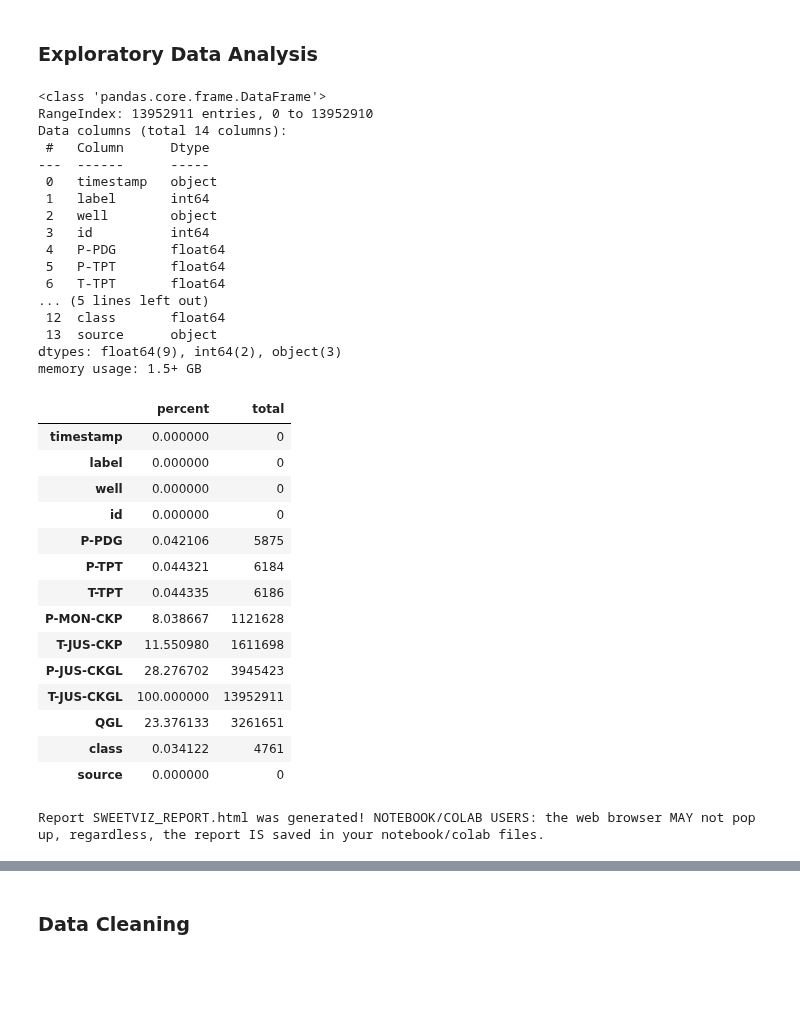
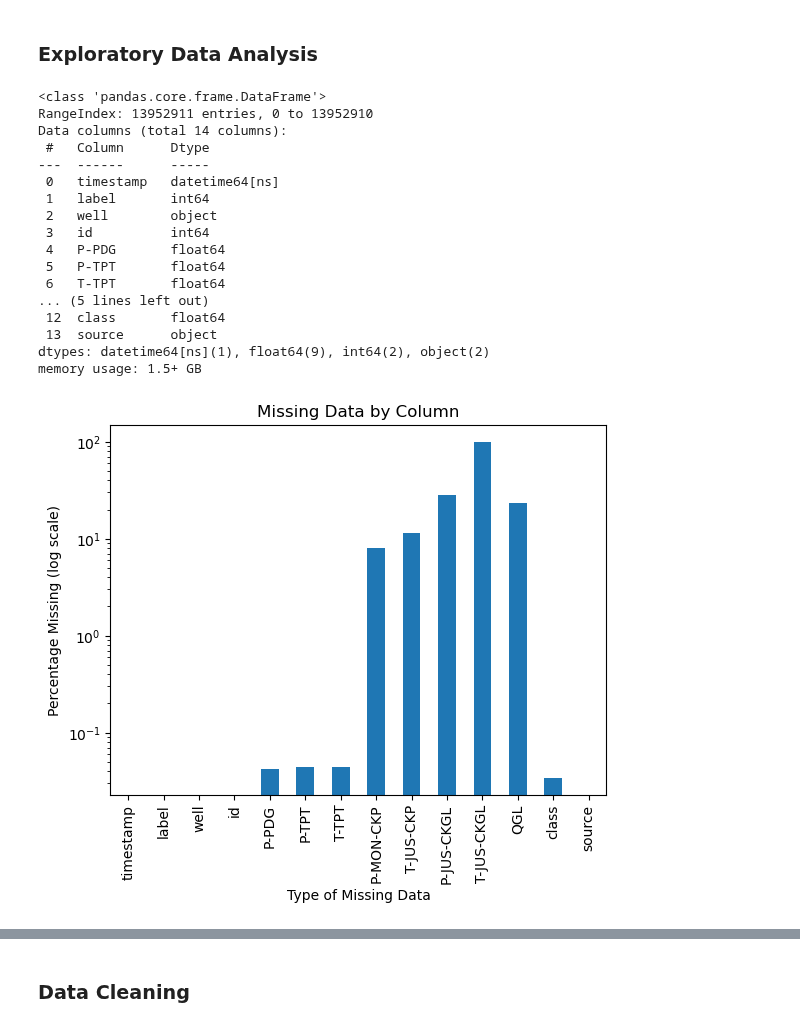
Before and after one commit to RealDyllon/3W-Petrobras, a Jupyter notebook: overviews/_baseline/ExploratoryDataAnalysis.ipynb, the cells around one changed output, grey strips where cells are left out. Saved outputs shown, nothing was run; the diff lists cells and outputs as text; code cells hidden in the pictures; blank space fills up the shorter version.

```diff
--- a/overviews/_baseline/ExploratoryDataAnalysis.ipynb
+++ b/overviews/_baseline/ExploratoryDataAnalysis.ipynb
@@ -70,7 +79,7 @@ In order to maintain the realistic aspects of the data, the dataset was extracte
 
 From all 50,822,124 entries, 3,086,851 are duplicated, that is, approximately 6.07% of total. These duplicated rows may be related to frozen variables from real instances, as simulated and hand-drawn instances are naturally free of such problems. Although no missing values were found for columns `label`, `well`, and `id`, other features presented null or absent values. Notably, the column `T-JUS-CKGL` turned out to be completely empty.
 # %%
-df = pd.read_csv('3Wdataset_real.csv', index_col=None)
+df = pd.read_csv('3Wdataset_real.csv', index_col=None, parse_dates=['timestamp'])
 
 # only using real, since simulated and drawn doesnt have QGL and P-JUS-CKGL
 # df_real.info()
@@ -112,7 +121,7 @@ RangeIndex: 13952911 entries, 0 to 13952910
 Data columns (total 14 columns):
  #   Column      Dtype
 ---  ------      -----
- 0   timestamp   object
+ 0   timestamp   datetime64[ns]
  1   label       int64
  2   well        object
  3   id          int64
@@ -122,45 +131,37 @@ Data columns (total 14 columns):
 ... (5 lines left out)
  12  class       float64
  13  source      object
-dtypes: float64(9), int64(2), object(3)
+dtypes: datetime64[ns](1), float64(9), int64(2), object(2)
 memory usage: 1.5+ GB
-# %%
-# Finding missing values
-missing = df.isnull()
-missing.sum()
-
-total_missing = df.isnull().sum()
-percent_missing = total_missing * 100 / len(df)
-missing_value_df = pd.DataFrame({'percent': percent_missing, 'total':total_missing})
-
-missing_value_df
-# %% [output]
-|  | percent | total |
-| timestamp | 0.000000 | 0 |
-| label | 0.000000 | 0 |
-| well | 0.000000 | 0 |
-| id | 0.000000 | 0 |
-| P-PDG | 0.042106 | 5875 |
-| P-TPT | 0.044321 | 6184 |
-| T-TPT | 0.044335 | 6186 |
-| P-MON-CKP | 8.038667 | 1121628 |
-| T-JUS-CKP | 11.550980 | 1611698 |
-| P-JUS-CKGL | 28.276702 | 3945423 |
-| T-JUS-CKGL | 100.000000 | 13952911 |
-| QGL | 23.376133 | 3261651 |
-| class | 0.034122 | 4761 |
-| source | 0.000000 | 0 |
-# %%
-# generating report
-# from dataprep.eda import plot, plot_missing, plot_correlation, create_report
-# report = create_report(df)
-# report.show_browser()
-
-import sweetviz as sv
-report = sv.analyze(df)
-report.show_html()
-# %% [output]
-Report SWEETVIZ_REPORT.html was generated! NOTEBOOK/COLAB USERS: the web browser MAY not pop up, regardless, the report IS saved in your notebook/colab files.
+# %%
+# Finding missing values
+missing = df.isnull()
+missing.sum()
+
+total_missing = df.isnull().sum()
+percent_missing = total_missing * 100 / len(df)
+missing_value_df = pd.DataFrame({'percent': percent_missing, 'total':total_missing})
+
+# Transpose the DataFrame
+missing_value_df.T.head()
+
+# # Plot the bar chart
+missing_value_df['percent'].plot.bar()
+
+# Plot the bar chart
+ax = missing_value_df['percent'].plot.bar()
+
+# Add labels and title
+ax.set_xlabel('Type of Missing Data')
+ax.set_ylabel('Percentage Missing (log scale)')
+ax.set_title('Missing Data by Column')
+
+# Use log scale for y-axis
+plt.yscale('log')
+
+plt.show()
+# %% [output]
+[figure, added]
 # %%
 df.head()
 # %% [output]
```
Also changed, not shown: parts of 37 cells of this notebook.
